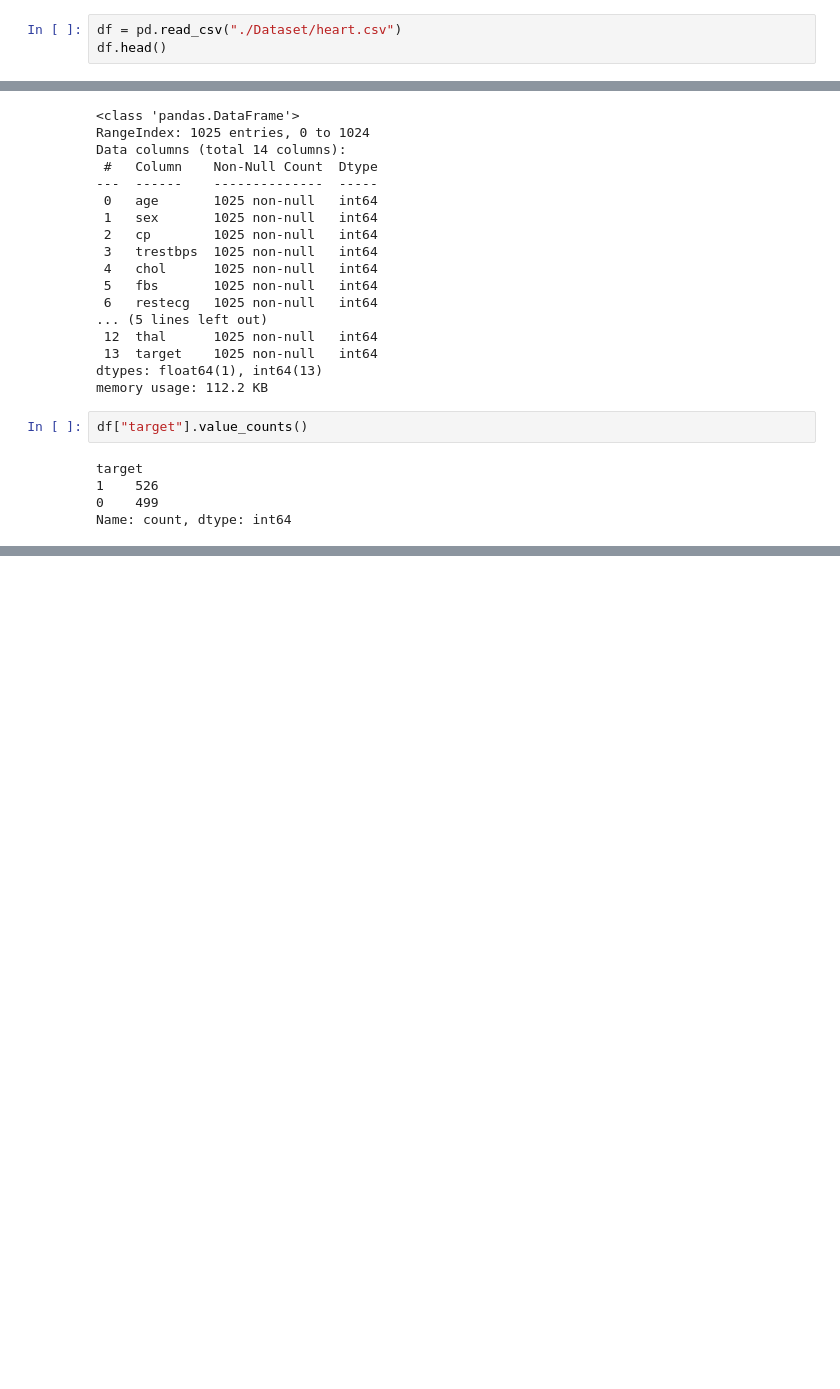
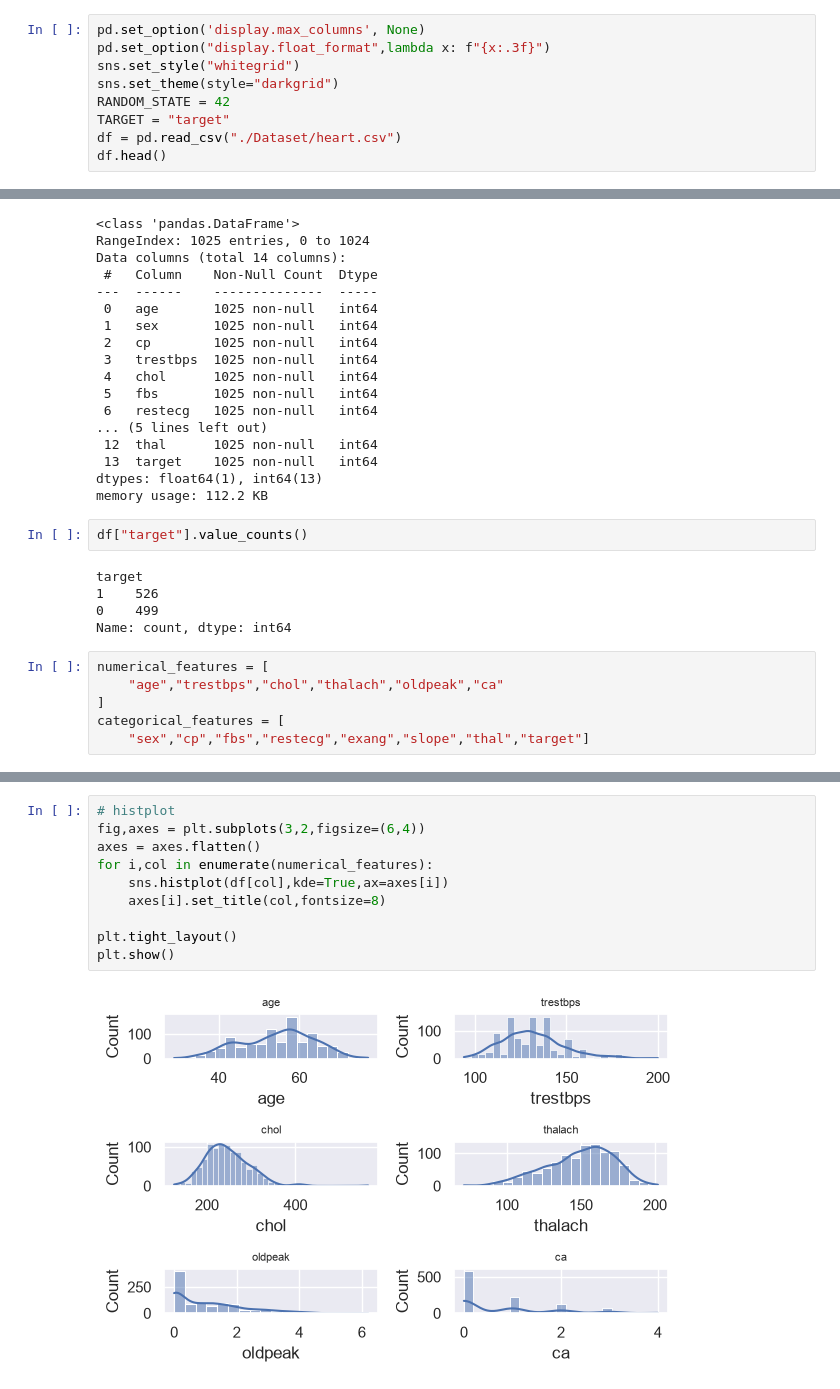
Before and after one commit to swaroopkasilanka/Heart-prediction-system, a Jupyter notebook: notebook.ipynb, the cells around one changed output, grey strips where cells are left out. Cells and saved outputs as stored; diff of their text form; blank space fills up the shorter version.

```diff
--- a/notebook.ipynb
+++ b/notebook.ipynb
@@ -9,5 +14,11 @@ from sklearn.metrics import classification_report, confusion_matrix
 import seaborn as sns
 # %%
+pd.set_option('display.max_columns', None)
+pd.set_option("display.float_format",lambda x: f"{x:.3f}")
+sns.set_style("whitegrid")
+sns.set_theme(style="darkgrid")
+RANDOM_STATE = 42
+TARGET = "target"
 df = pd.read_csv("./Dataset/heart.csv")
 df.head()
 # %% [output]
@@ -44,3 +55,9 @@ target
 1    526
 0    499
 Name: count, dtype: int64
+# %%
+numerical_features = [
+    "age","trestbps","chol","thalach","oldpeak","ca"
+]
+categorical_features = [
+    "sex","cp","fbs","restecg","exang","slope","thal","target"]
@@ -46,0 +89,12 @@ Name: count, dtype: int64
+# %%
+# histplot
+fig,axes = plt.subplots(3,2,figsize=(6,4))
+axes = axes.flatten()
+for i,col in enumerate(numerical_features):
+    sns.histplot(df[col],kde=True,ax=axes[i])
+    axes[i].set_title(col,fontsize=8)
+
+plt.tight_layout()
+plt.show()
+# %% [output]
+[figure, added]
```
Also changed, not shown: parts of 22 cells of this notebook.
